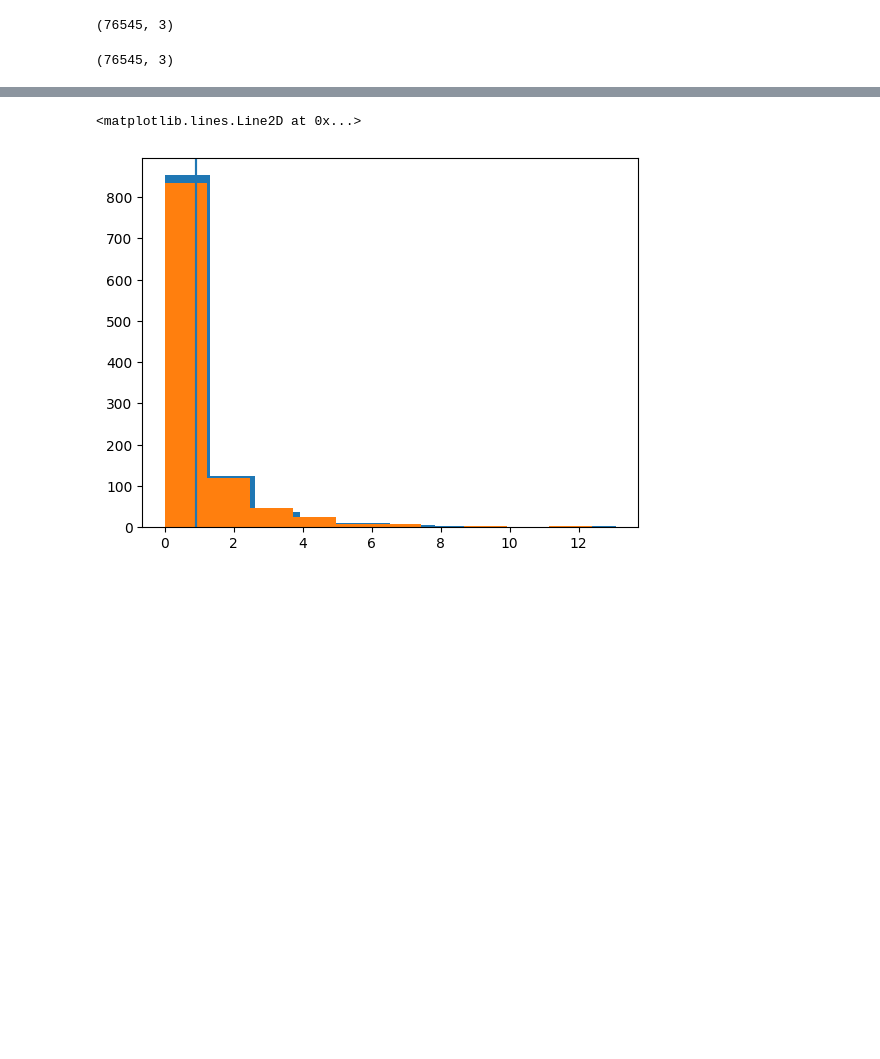
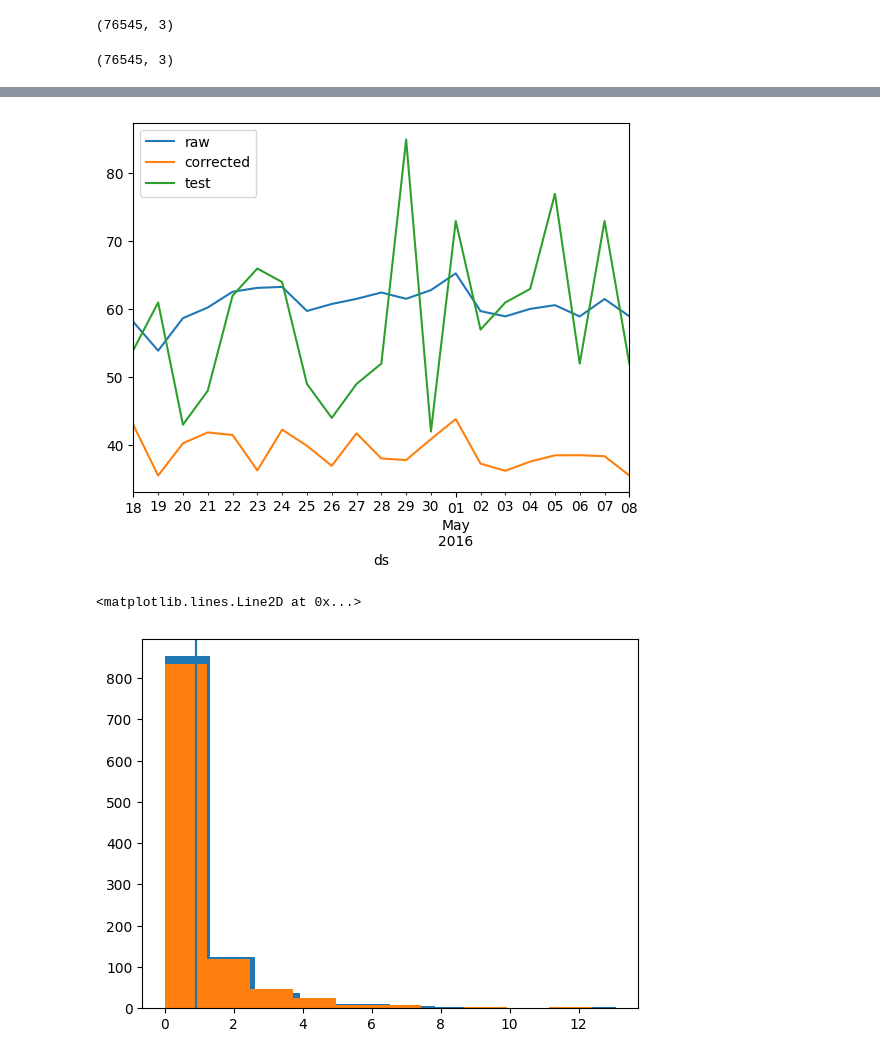
Before and after one commit to janrth/mlforecast, a Jupyter notebook: mlforecast/automl_percentile_correction_m5.ipynb, the cells around one changed output, grey strips where cells are left out. Drawn from its saved outputs; the diff is of its cells as text; code cells hidden in the pictures; blank space fills up the shorter version.

```diff
--- a/mlforecast/automl_percentile_correction_m5.ipynb
+++ b/mlforecast/automl_percentile_correction_m5.ipynb
@@ -544,4 +519,12 @@ for uid in corr_ids[0:50]:
 ... (88 outputs left out)
+# %%
+raw_preds.groupby('ds').xgb.sum().plot(label='raw')
+corr_preds.groupby('ds').xgb.sum().plot(label='corrected')
+test_i.groupby('ds').y.sum().plot(label='test')
+plt.legend()
+plt.show()
+# %% [output]
+[figure, added]
 # %%
 plt.hist(preds_all[preds_all.unique_id.isin(corr_ids)].res_base)
 plt.axvline(preds_all[preds_all.unique_id.isin(corr_ids)].res_base.mean())
```
Also changed, not shown: parts of 14 cells of this notebook, 1 other file.
